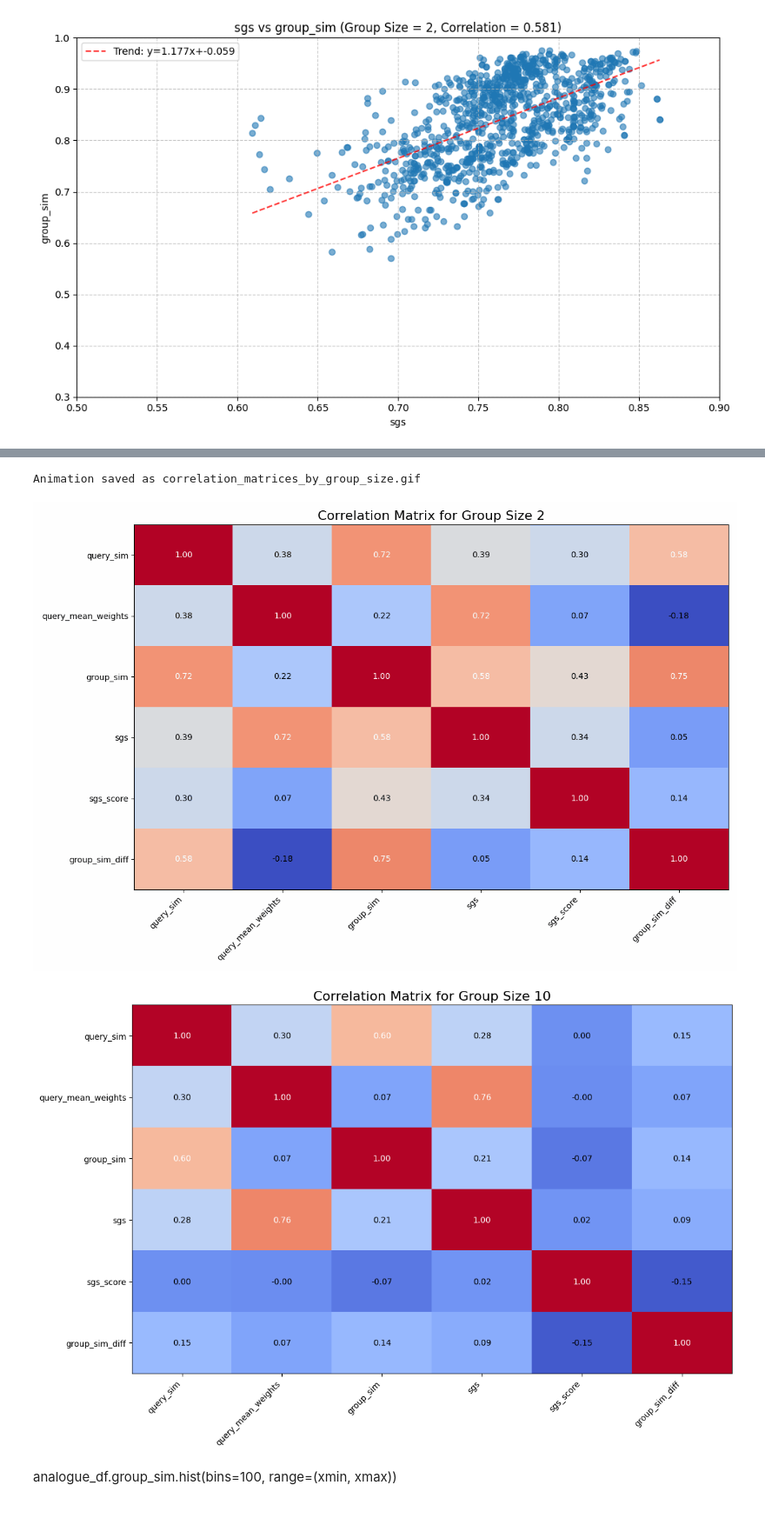
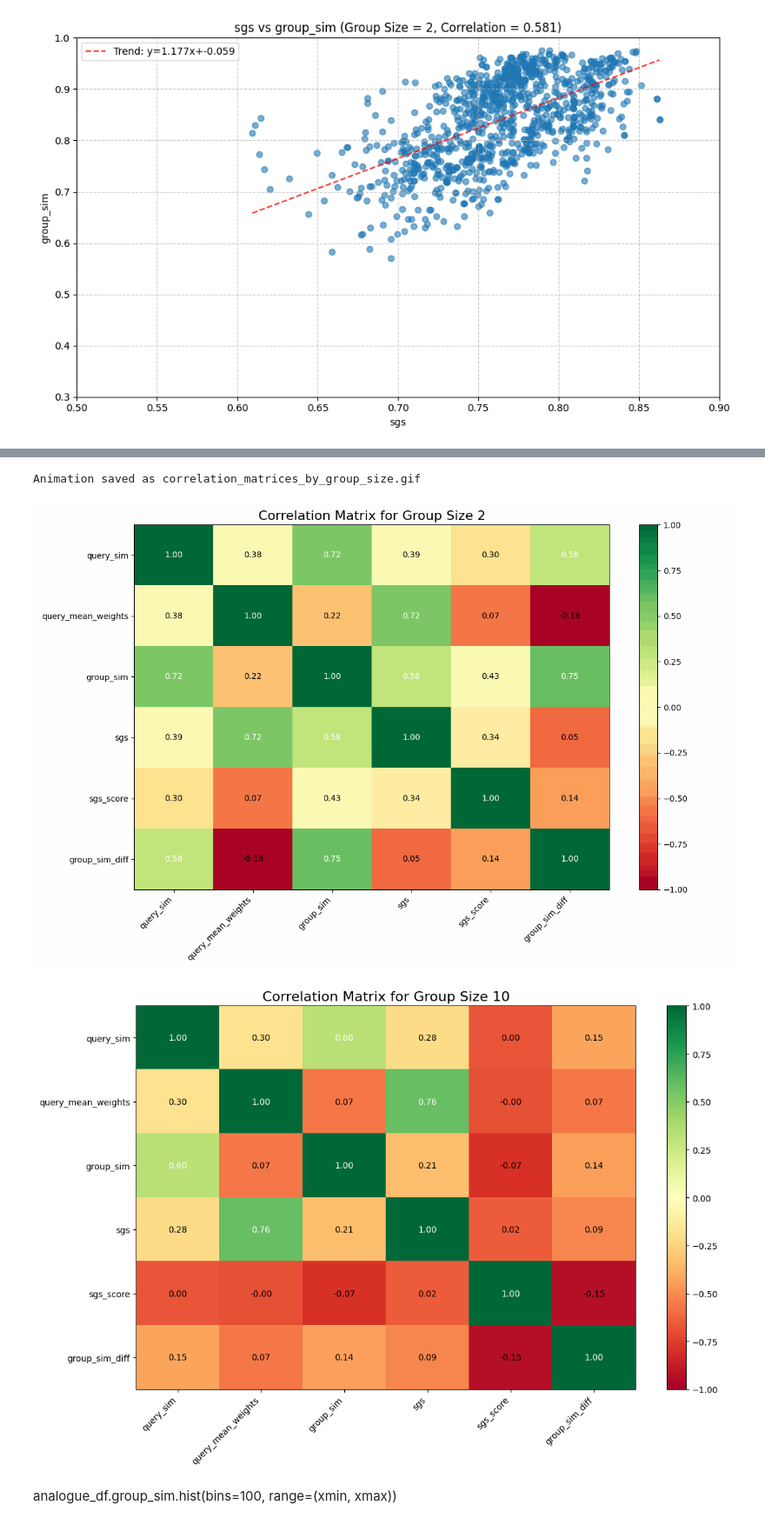
Before and after one commit to Knerten0815/master-thesis-code, a Jupyter notebook: 03_similarity_benchmark_n=[2,10].ipynb, the cells around one changed output, grey strips where cells are left out. Shown at 87% size. Drawn from its saved outputs; the diff is of its cells as text; code cells hidden in the pictures.

Commit message:
Added color scheme

```diff
--- a/03_similarity_benchmark_n=[2,10].ipynb
+++ b/03_similarity_benchmark_n=[2,10].ipynb
@@ -416,0 +430,9 @@ all_dfs[6][column].quantile(0.05)
+# %%
+benchmark_columns = columns[1:]
+benchmark_df = pd.DataFrame(columns=benchmark_columns, index=pd.Index([], name='n'))
+
+for i, df in enumerate(all_dfs):
+    n = i + 2
+    benchmark_df.loc[n, benchmark_columns] = df[benchmark_columns].mean()
+
+benchmark_df
@@ -416,0 +500,29 @@ all_dfs[6][column].quantile(0.05)
+# %%
+import matplotlib.pyplot as plt
+
+# Create a figure with subplots
+fig, axes = plt.subplots(2, 3, figsize=(20, 10))  # 2 rows, 4 columns for 7 plots + 1 empty
+axes = axes.flatten()  # Flatten to make indexing easier
+
+x = benchmark_df.index
+
+for i, column in enumerate(benchmark_columns):
+    ax = axes[i]
+    y = benchmark_df[column]
+
+    # Plot lines with different markers
+    color = colors[i % len(colors)]
+    ax.plot(x, y, label=f"{column}", marker='o', markersize=5, color=colors[i % len(colors)])
+    ax.set_facecolor(background)
+
+    ax.set_xlabel("Group Size")
+    ax.set_ylabel(column)
+    ax.grid(True)
+    ax.set_title(f"{column} mean")
+    ax.legend()
+
+# Hide the last empty subplot
+#axes[7].set_visible(False)
+
+plt.tight_layout()
+plt.show()
@@ -505,7 +714,7 @@ fig, ax = plt.subplots(figsize=(10, 8))
 corr_matrix = all_dfs[df_id].drop(columns=["analogue_ids"]).corr()
 
 # Create heatmap using matplotlib
-im = ax.imshow(corr_matrix, cmap='coolwarm', aspect='auto', vmin=-1, vmax=1)
+im = ax.imshow(corr_matrix, cmap='RdYlGn', aspect='auto', vmin=-1, vmax=1)
 
 # Add colorbar
 plt.colorbar(im)
@@ -564,7 +773,7 @@ def create_correlation_matrices_animation():
         corr_matrix = df[columns_to_correlate].corr()
 
         # Create heatmap using matplotlib
-        im = ax.imshow(corr_matrix, cmap='coolwarm', aspect='auto',
+        im = ax.imshow(corr_matrix, cmap='RdYlGn', aspect='auto',
                       vmin=global_vmin, vmax=global_vmax)
 
         # Set ticks and labels
@@ -579,34 +788,37 @@ def create_correlation_matrices_animation():
                 color = "white" if abs(corr_matrix.iloc[i, j]) > 0.5 else "black"
                 ax.text(j, i, f'{corr_matrix.iloc[i, j]:.2f}',
                        ha="center", va="center", color=color, fontsize=10)
 
         # Set title
         ax.set_title(f"Correlation Matrix for Group Size {group_size}", fontsize=16)
 
         plt.tight_layout()
 
         return [im]
 
+    fig.colorbar(im, ax=ax)
+    #fig.set_facecolor("#EEECE1")
+
     # Create animation
     ani = animation.FuncAnimation(fig, update, frames=len(all_dfs),
                                  blit=False, interval=1000)
 
     # Save as gif
     gif_filename = 'correlation_matrices_by_group_size.gif'
     ani.save(gif_filename, writer=PillowWriter(fps=1))
 
     print(f"Animation saved as {gif_filename}")
 
     # Display the gif in the notebook
     from IPython.display import Image, display
     return Image(filename=gif_filename)
 
 # Create the animation
 animation_image = create_correlation_matrices_animation()
 animation_image
 # %% [output]
 Animation saved as correlation_matrices_by_group_size.gif
-[figure, old version]
+[figure, new version]
-[figure, old version]
+[figure, new version]
 # %% [markdown]
 analogue_df.group_sim.hist(bins=100, range=(xmin, xmax))
```
Also changed, not shown: parts of 11 cells of this notebook, 3 other files.
